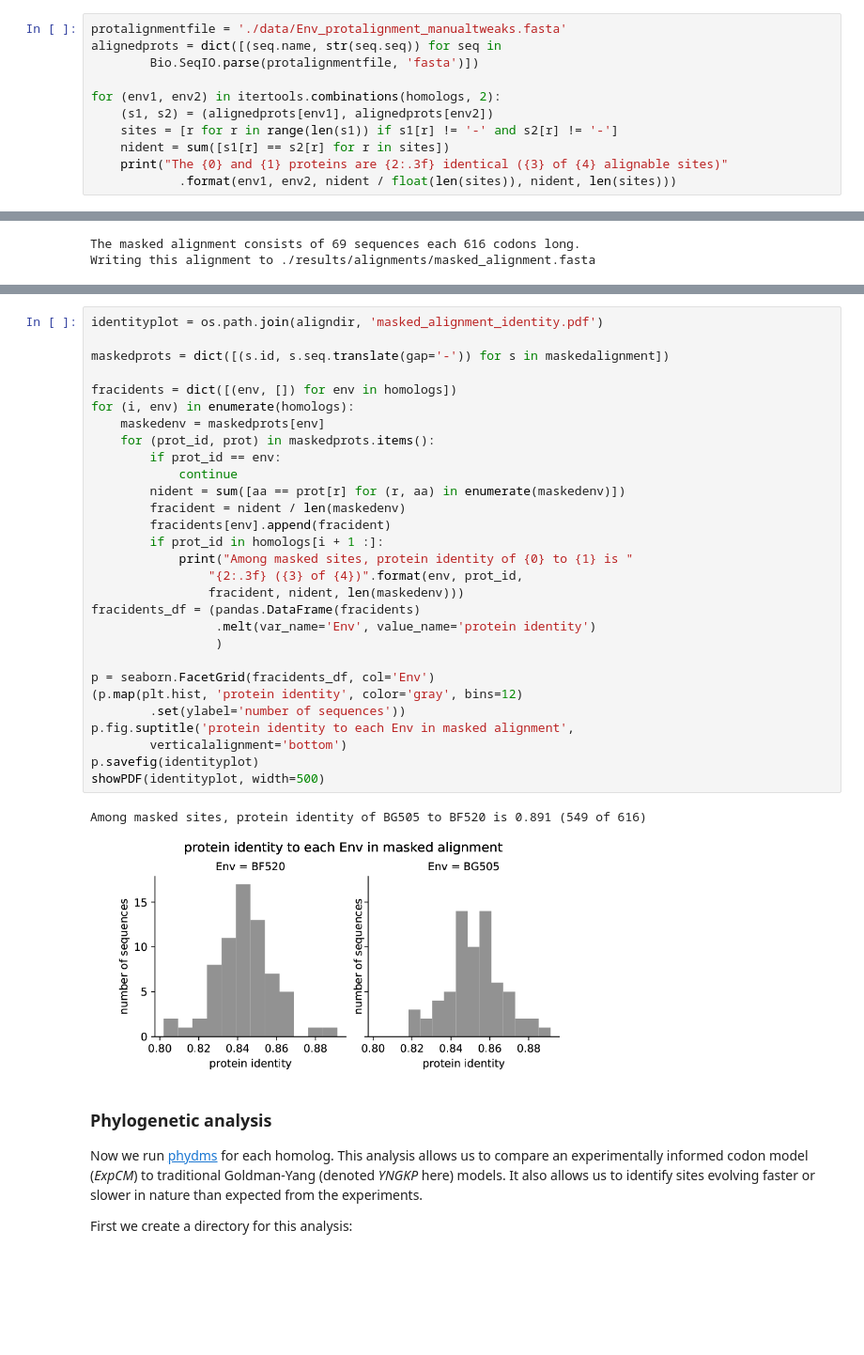
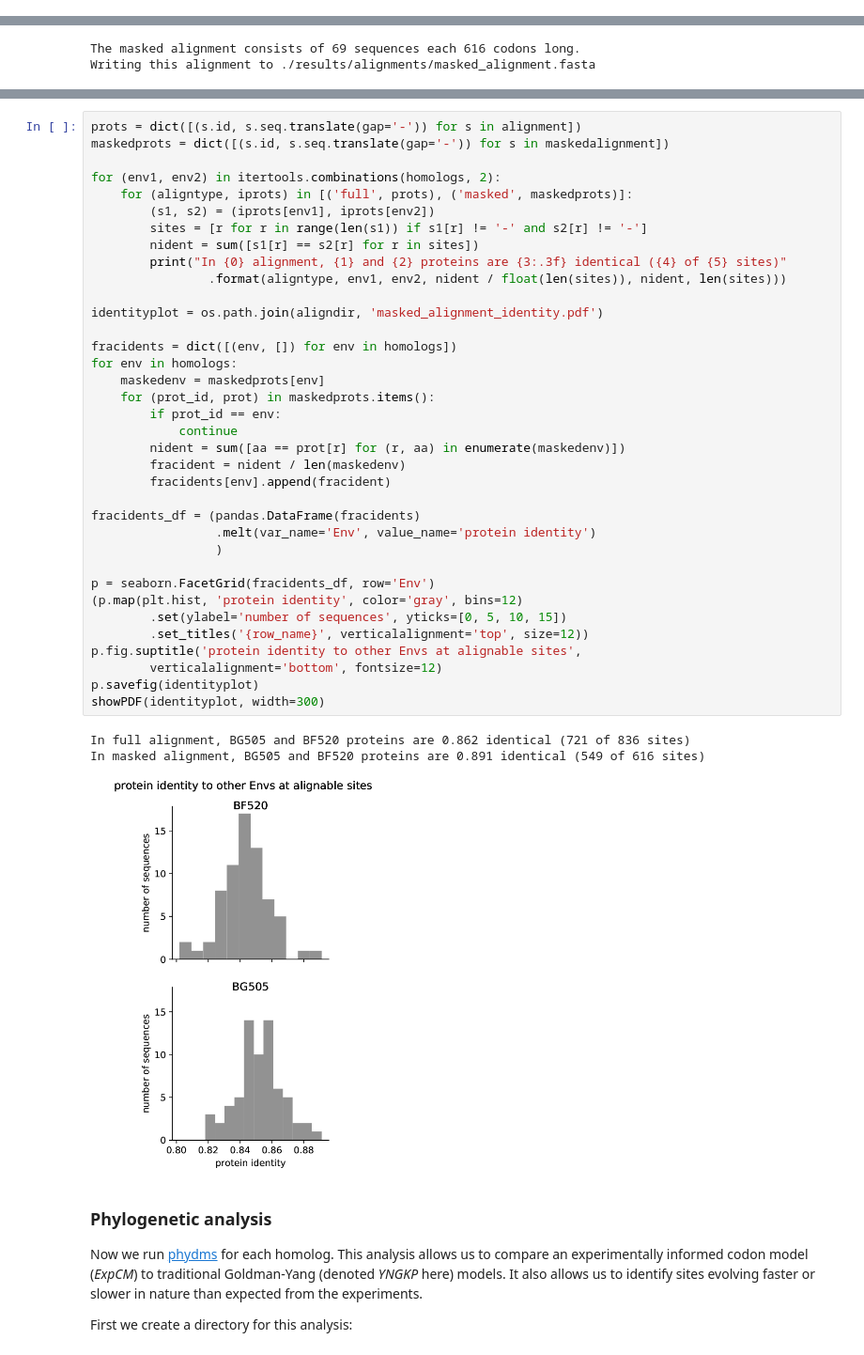
Before and after one commit to jbloomlab/EnvMutationalShiftsPaper, a Jupyter notebook: analysis_code/analysis_notebook.ipynb, the cells around one changed output, grey strips where cells are left out. Shown at 94% size. Saved outputs shown, nothing was run; the diff lists cells and outputs as text; blank space fills up the shorter version.

Commit message:
first 2 figures

```diff
--- a/analysis_code/analysis_notebook.ipynb
+++ b/analysis_code/analysis_notebook.ipynb
@@ -82,11 +79,0 @@ After reading in the aligned proteins from file, we compute the pairwise identit
-# %%
-protalignmentfile = './data/Env_protalignment_manualtweaks.fasta'
-alignedprots = dict([(seq.name, str(seq.seq)) for seq in
-        Bio.SeqIO.parse(protalignmentfile, 'fasta')])
-
-for (env1, env2) in itertools.combinations(homologs, 2):
-    (s1, s2) = (alignedprots[env1], alignedprots[env2])
-    sites = [r for r in range(len(s1)) if s1[r] != '-' and s2[r] != '-']
-    nident = sum([s1[r] == s2[r] for r in sites])
-    print("The {0} and {1} proteins are {2:.3f} identical ({3} of {4} alignable sites)"
-            .format(env1, env2, nident / float(len(sites)), nident, len(sites)))
@@ -738,35 +729,43 @@ We count an alignment of a gap to a non-gap character as a difference.
 # %%
+prots = dict([(s.id, s.seq.translate(gap='-')) for s in alignment])
+maskedprots = dict([(s.id, s.seq.translate(gap='-')) for s in maskedalignment])
+
+for (env1, env2) in itertools.combinations(homologs, 2):
+    for (aligntype, iprots) in [('full', prots), ('masked', maskedprots)]:
+        (s1, s2) = (iprots[env1], iprots[env2])
+        sites = [r for r in range(len(s1)) if s1[r] != '-' and s2[r] != '-']
+        nident = sum([s1[r] == s2[r] for r in sites])
+        print("In {0} alignment, {1} and {2} proteins are {3:.3f} identical ({4} of {5} sites)"
+                .format(aligntype, env1, env2, nident / float(len(sites)), nident, len(sites)))
+
 identityplot = os.path.join(aligndir, 'masked_alignment_identity.pdf')
 
-maskedprots = dict([(s.id, s.seq.translate(gap='-')) for s in maskedalignment])
-
 fracidents = dict([(env, []) for env in homologs])
-for (i, env) in enumerate(homologs):
+for env in homologs:
     maskedenv = maskedprots[env]
     for (prot_id, prot) in maskedprots.items():
         if prot_id == env:
             continue
         nident = sum([aa == prot[r] for (r, aa) in enumerate(maskedenv)])
         fracident = nident / len(maskedenv)
         fracidents[env].append(fracident)
-        if prot_id in homologs[i + 1 :]:
-            print("Among masked sites, protein identity of {0} to {1} is "
-                "{2:.3f} ({3} of {4})".format(env, prot_id,
-                fracident, nident, len(maskedenv)))
+
 fracidents_df = (pandas.DataFrame(fracidents)
                  .melt(var_name='Env', value_name='protein identity')
                  )
 
-p = seaborn.FacetGrid(fracidents_df, col='Env')
+p = seaborn.FacetGrid(fracidents_df, row='Env')
 (p.map(plt.hist, 'protein identity', color='gray', bins=12)
-        .set(ylabel='number of sequences'))
-p.fig.suptitle('protein identity to each Env in masked alignment',
-        verticalalignment='bottom')
+        .set(ylabel='number of sequences', yticks=[0, 5, 10, 15])
+        .set_titles('{row_name}', verticalalignment='top', size=12))
+p.fig.suptitle('protein identity to other Envs at alignable sites',
+        verticalalignment='bottom', fontsize=12)
 p.savefig(identityplot)
-showPDF(identityplot, width=500)
+showPDF(identityplot, width=300)
 # %% [output]
-Among masked sites, protein identity of BG505 to BF520 is 0.891 (549 of 616)
+In full alignment, BG505 and BF520 proteins are 0.862 identical (721 of 836 sites)
+In masked alignment, BG505 and BF520 proteins are 0.891 identical (549 of 616 sites)
-[figure, old version]
+[figure, new version]
 # %% [markdown]
 ###  Phylogenetic analysis
 Now we run [phydms](http://jbloomlab.github.io/phydms/) for each homolog.
```
Also changed, not shown: parts of 9 cells of this notebook, 27 other files.
